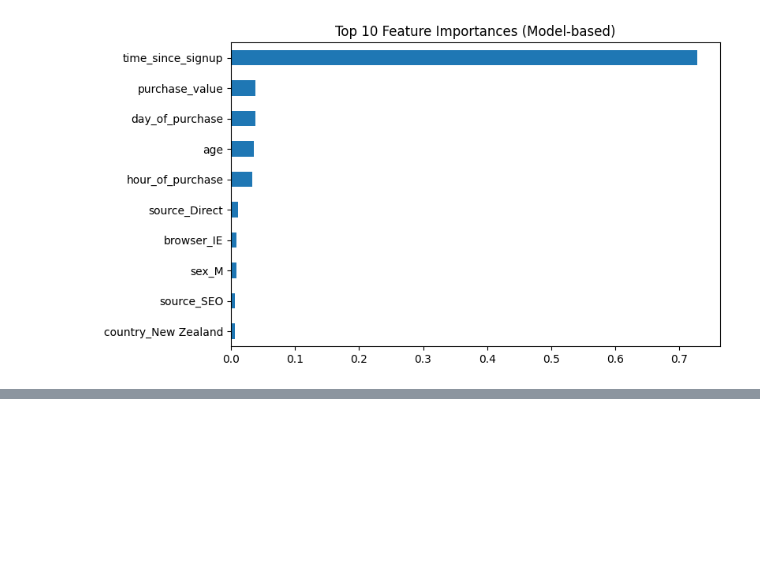
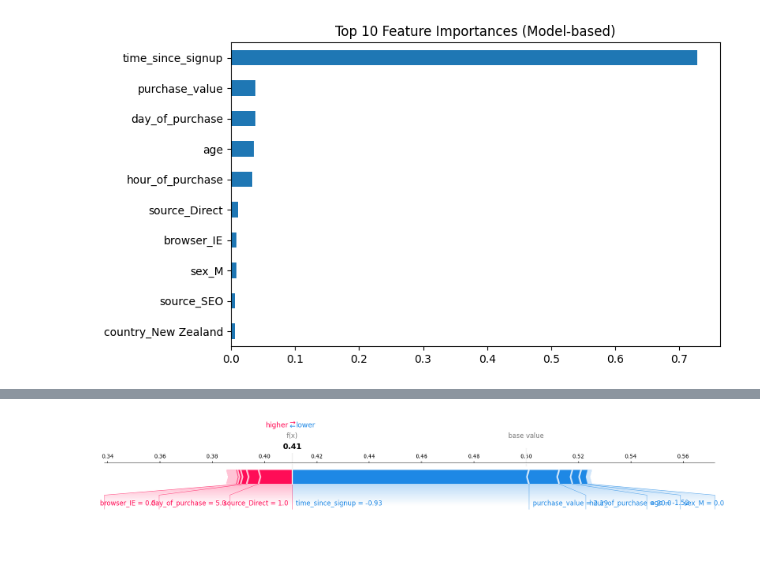
Before and after one commit to Aryam-21/Improved-detection-of-fraud-cases, a Jupyter notebook: notebooks/e_commerce_ ModelExplainability.ipynb, the cells around one changed output, grey strips where cells are left out. Cells and saved outputs as stored; diff of their text form; code cells hidden in the pictures; blank space fills up the shorter version.

```diff
--- a/notebooks/e_commerce_ ModelExplainability.ipynb
+++ b/notebooks/e_commerce_ ModelExplainability.ipynb
@@ -43,0 +84,4 @@ ploter.bar_feature_importance(feature_importances.head(10))
+# %%
+shap_explainer.plot_force(fn_idx)
+# %% [output]
+[figure, added]
```
Also changed, not shown: parts of 12 cells of this notebook, 1 other file.
